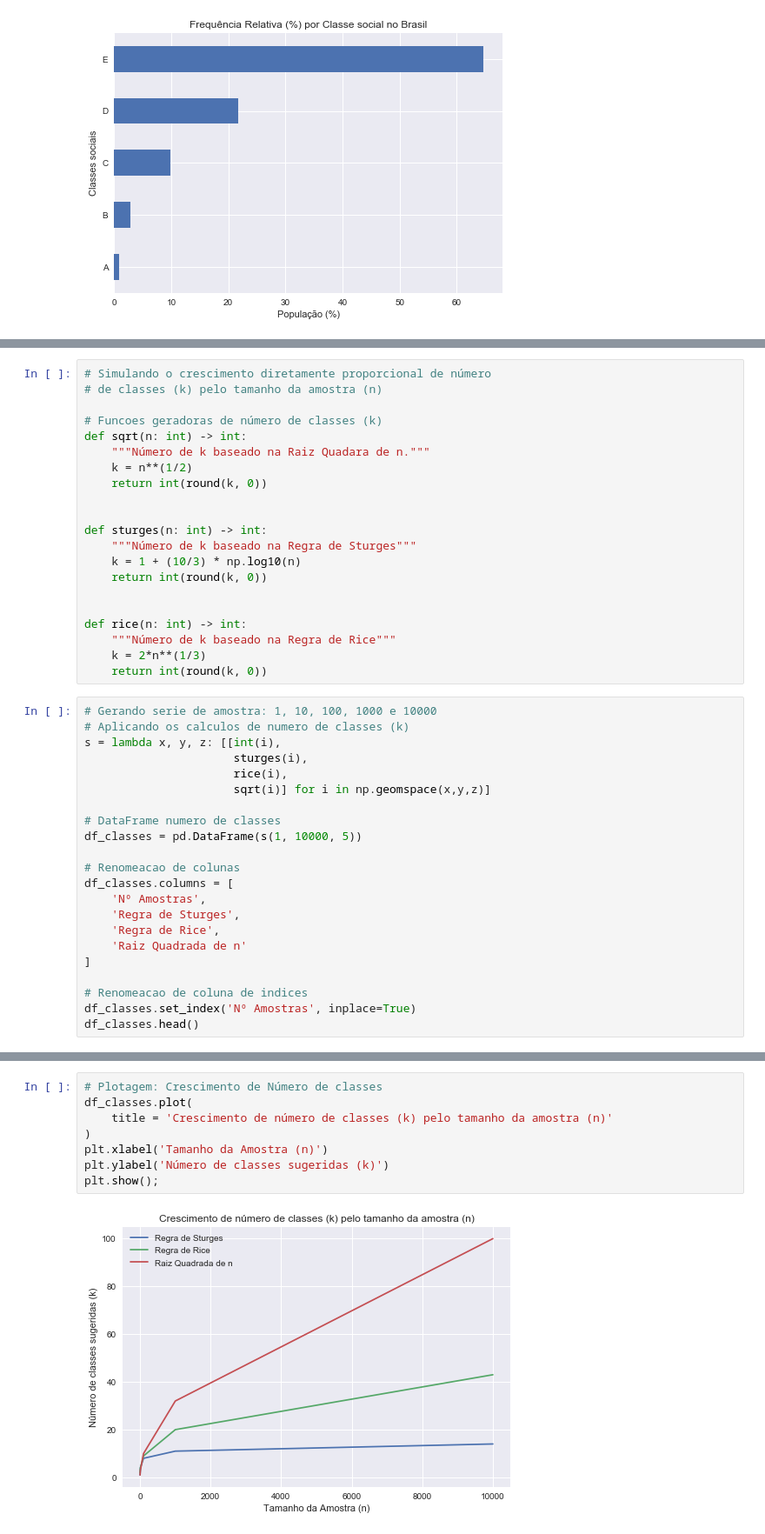
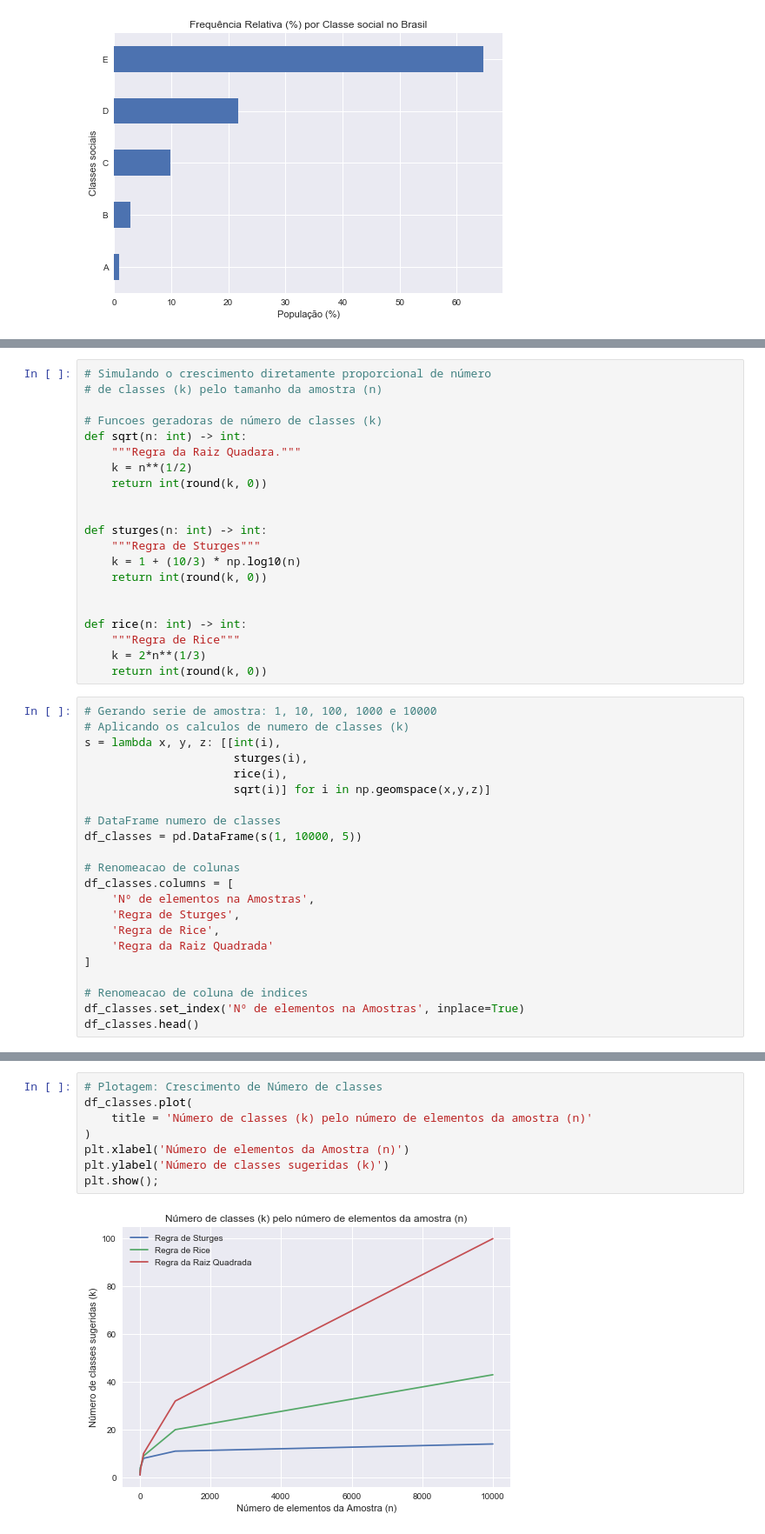
Before and after one commit to paulofreitasnobrega/estatistica-com-python, a Jupyter notebook: aula2-distribuicao-de-frequencia.ipynb, the cells around one changed output, grey strips where cells are left out. Shown: that part at 87% size. Saved outputs shown, nothing was run; the diff lists cells and outputs as text.

```diff
--- a/aula2-distribuicao-de-frequencia.ipynb
+++ b/aula2-distribuicao-de-frequencia.ipynb
@@ -320,19 +356,19 @@ SICSÚ, DANA. **Estatística aplicada**: Análise exploratória de dados. 1. ed.
 
 # Funcoes geradoras de número de classes (k)
 def sqrt(n: int) -> int:
-    """Número de k baseado na Raiz Quadara de n."""
+    """Regra da Raiz Quadara."""
     k = n**(1/2)
     return int(round(k, 0))
 
 
 def sturges(n: int) -> int:
-    """Número de k baseado na Regra de Sturges"""
+    """Regra de Sturges"""
     k = 1 + (10/3) * np.log10(n)
     return int(round(k, 0))
 
 
 def rice(n: int) -> int:
-    """Número de k baseado na Regra de Rice"""
+    """Regra de Rice"""
     k = 2*n**(1/3)
     return int(round(k, 0))
 # %%
@@ -348,13 +384,13 @@ df_classes = pd.DataFrame(s(1, 10000, 5))
 
 # Renomeacao de colunas
 df_classes.columns = [
-    'Nº Amostras',
+    'Nº de elementos na Amostras',
     'Regra de Sturges',
     'Regra de Rice',
-    'Raiz Quadrada de n'
+    'Regra da Raiz Quadrada'
 ]
 
 # Renomeacao de coluna de indices
-df_classes.set_index('Nº Amostras', inplace=True)
+df_classes.set_index('Nº de elementos na Amostras', inplace=True)
 df_classes.head()
 # %% [output]
@@ -368,10 +404,10 @@ df_classes.head()
 # %%
 # Plotagem: Crescimento de Número de classes
 df_classes.plot(
-    title = 'Crescimento de número de classes (k) pelo tamanho da amostra (n)'
+    title = 'Número de classes (k) pelo número de elementos da amostra (n)'
 )
-plt.xlabel('Tamanho da Amostra (n)')
+plt.xlabel('Número de elementos da Amostra (n)')
 plt.ylabel('Número de classes sugeridas (k)')
 plt.show();
 # %% [output]
-[figure, old version]
+[figure, new version]
```
Also changed, not shown: parts of 27 cells of this notebook, 1 other file.
